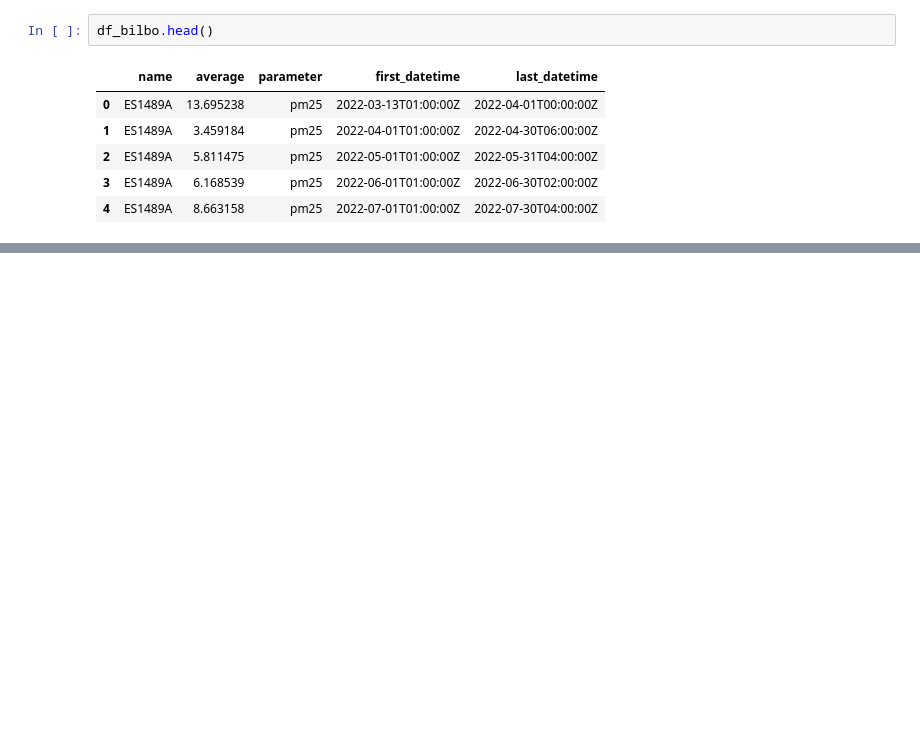
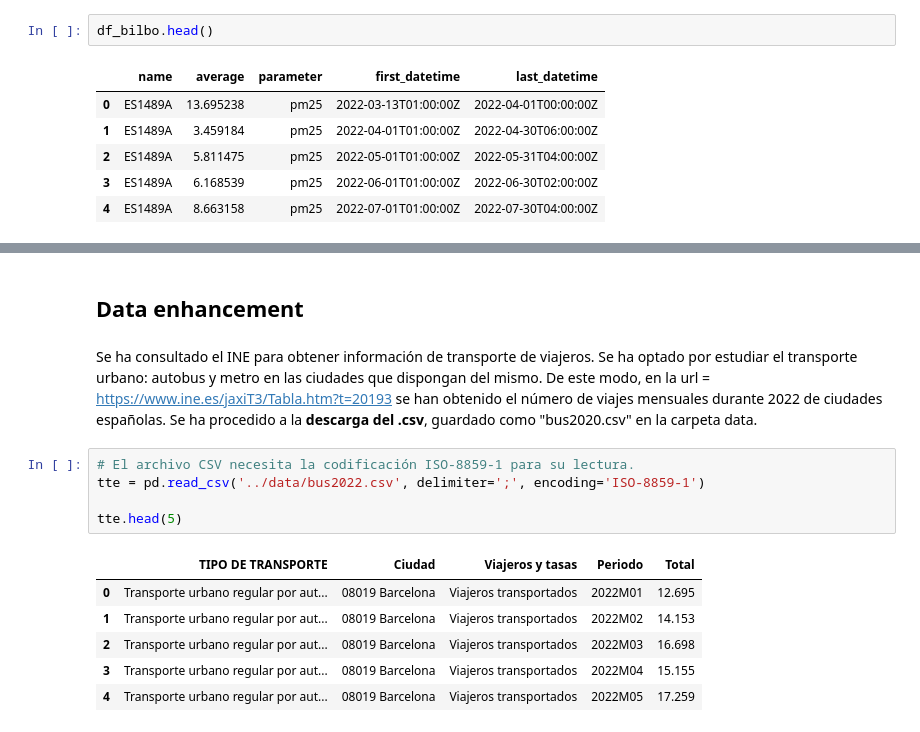
Before and after one commit to charlieciordia/03-ETL_project, a Jupyter notebook: notebook/queries_cleaning_data enhancement.ipynb, the cells around one changed output, grey strips where cells are left out. Cells and saved outputs as stored; diff of their text form; blank space fills up the shorter version.

```diff
--- a/notebook/queries_cleaning.ipynb
+++ b/notebook/queries_cleaning_data enhancement.ipynb
@@ -233,0 +293,16 @@ df_bilbo.shape #en Bilbao no están los primeros meses de 2022
+# %% [markdown]
+## Data enhancement
+# %% [markdown]
+Se ha consultado el INE para obtener información de transporte de viajeros. Se ha optado por estudiar el transporte urbano: autobus y metro en las ciudades que dispongan del mismo. De este modo, en la url = https://www.ine.es/jaxiT3/Tabla.htm?t=20193 se han obtenido el número de viajes mensuales durante 2022 de ciudades españolas. Se ha procedido a la **descarga del .csv**, guardado como "bus2020.csv" en la carpeta data.
+# %%
+# El archivo CSV necesita la codificación ISO-8859-1 para su lectura.
+tte = pd.read_csv('../data/bus2022.csv', delimiter=';', encoding='ISO-8859-1')
+
+tte.head(5)
+# %% [output]
+|  | TIPO DE TRANSPORTE | Ciudad | Viajeros y tasas | Periodo | Total |
+| 0 | Transporte urbano regular por aut... | 08019 Barcelona | Viajeros transportados | 2022M01 | 12.695 |
+| 1 | Transporte urbano regular por aut... | 08019 Barcelona | Viajeros transportados | 2022M02 | 14.153 |
+| 2 | Transporte urbano regular por aut... | 08019 Barcelona | Viajeros transportados | 2022M03 | 16.698 |
+| 3 | Transporte urbano regular por aut... | 08019 Barcelona | Viajeros transportados | 2022M04 | 15.155 |
+| 4 | Transporte urbano regular por aut... | 08019 Barcelona | Viajeros transportados | 2022M05 | 17.259 |
```
Also changed, not shown: parts of 28 cells of this notebook, 2 other files.
